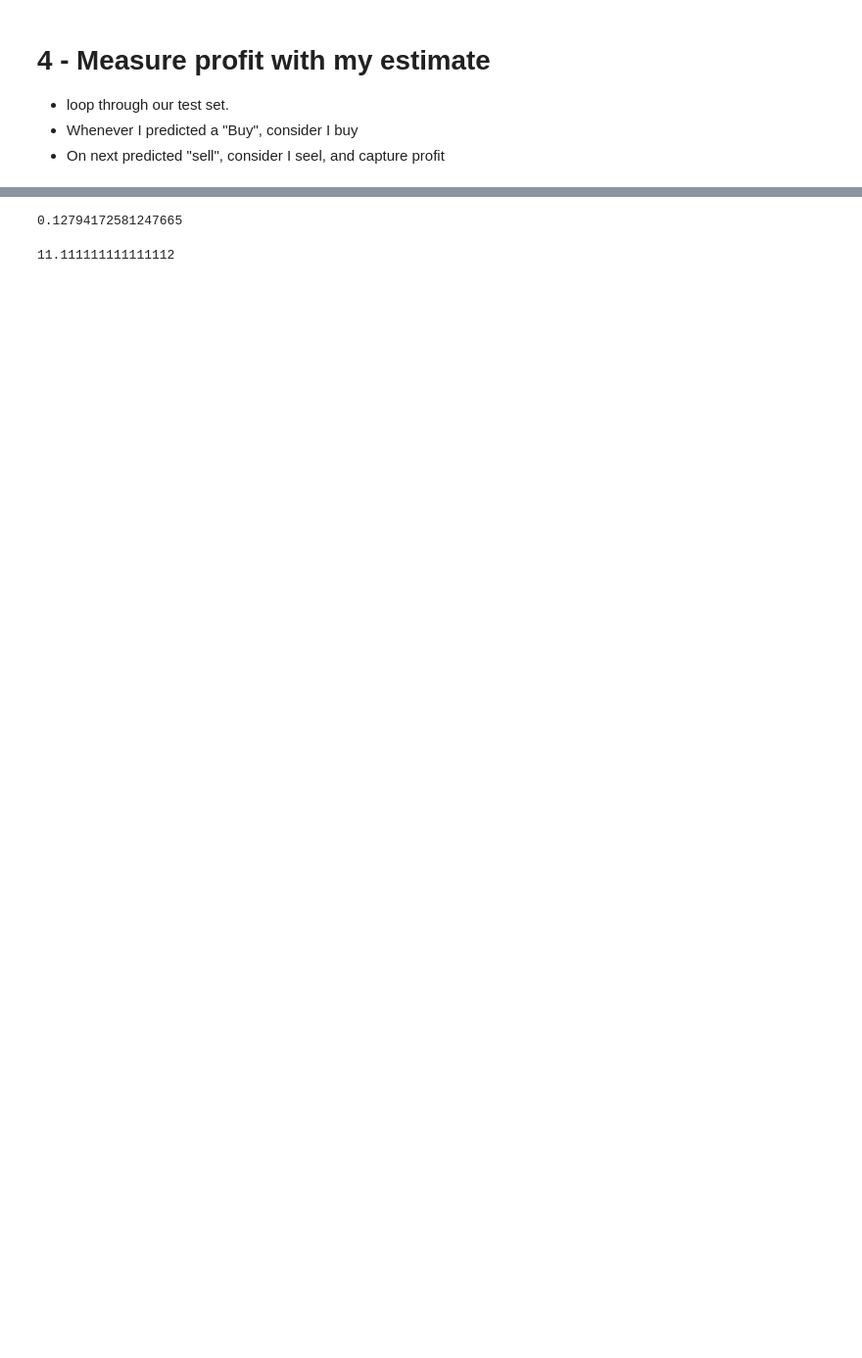
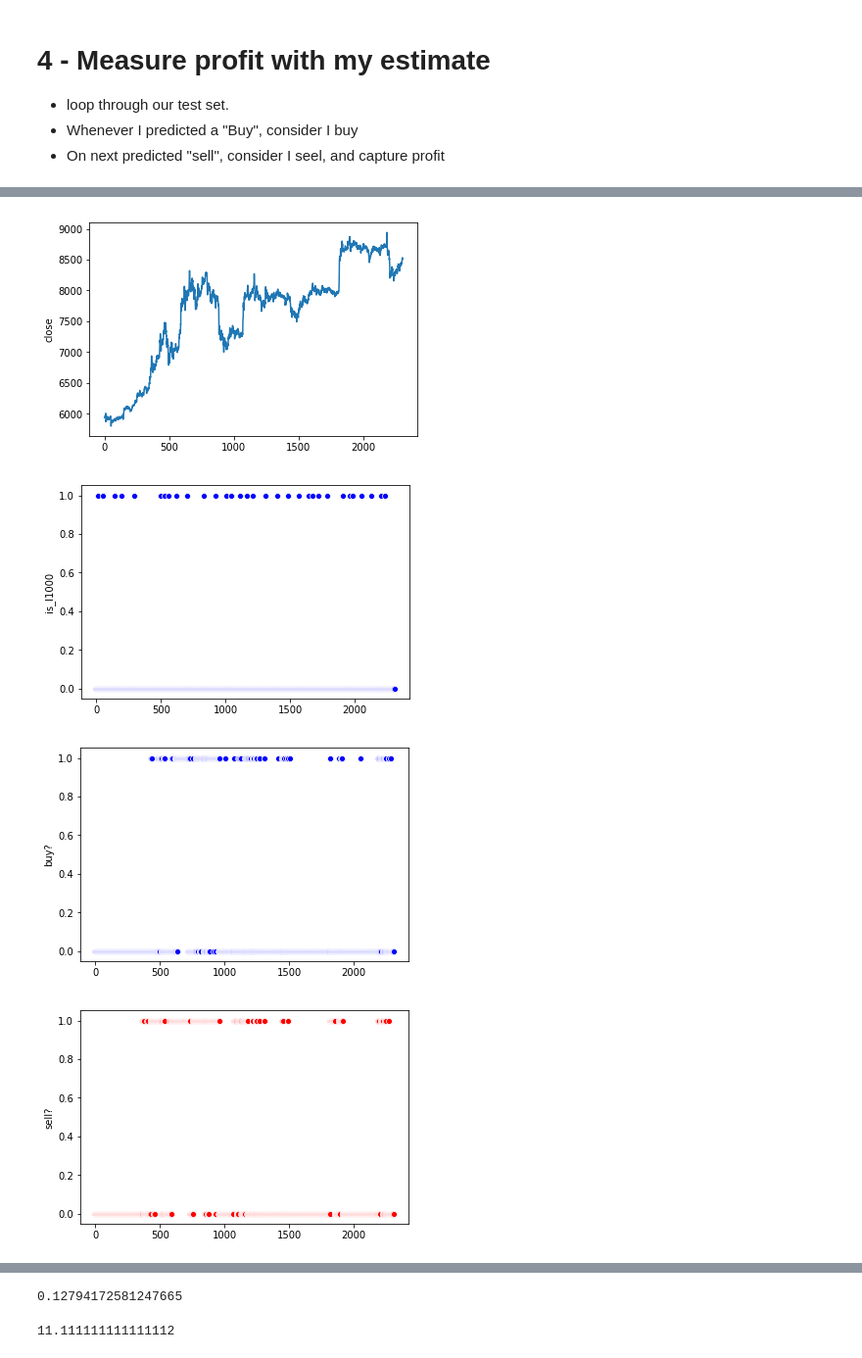
Before and after one commit to cgandon/BitCoin_trading_reco, a Jupyter notebook: 3 - LSTM training.ipynb, the cells around one changed output, grey strips where cells are left out. Shown at 98% size. Cells and saved outputs as stored; diff of their text form; code cells hidden in the pictures; blank space fills up the shorter version.

```diff
--- a/3 - LSTM training.ipynb
+++ b/3 - LSTM training.ipynb
@@ -193,0 +228,4 @@ pred.sort_values('result_sell', ascending=False)
+# %%
+test = pd.read_csv("traintest/test_data_backup_15M.csv", index_col=None).reindex()
+pred = pd.read_csv("traintest/100_100_test_pred.csv", index_col=0)
+#print(len(test),len(pred))
@@ -194,11 +236,11 @@ pred.sort_values('result_sell', ascending=False)
 # %%
-test = pd.read_csv("traintest/test_data_backup.csv", index_col=None).reindex()
+#test = pd.read_csv("traintest/test_data_backup.csv", index_col=None).reindex()
 
 liste1 = list(pred.true_buy)
-liste2 = list(test.is_l100)
+liste2 = list(test.is_l1000.shift(periods=3,fill_value=0))
 liste3 = list(pred["buy?"])
-liste1.extend([0,0,0,0,0,0,0,0,0,0,0,0,0,0])
-liste3.extend([0,0,0,0,0,0,0,0,0,0,0,0,0,0])
+liste1.extend([0])
+liste3.extend([0])
 liste1 = pd.Series(liste1)
 liste2 = pd.Series(liste2)
 liste3 = pd.Series(liste3)
@@ -207,11 +249,11 @@ test["buy?"] = liste3
 test["true1"] = TF
 
 liste1 = list(pred.true_sell)
-liste2 = list(test.is_h100)
+liste2 = list(test.is_h1000.shift(periods=3,fill_value=0))
 liste3 = list(pred["sell?"])
 
-liste1.extend([0,0,0,0,0,0,0,0,0,0,0,0,0,0])
-liste3.extend([0,0,0,0,0,0,0,0,0,0,0,0,0,0])
+liste1.extend([0])
+liste3.extend([0])
 
 liste1 = pd.Series(liste1)
 liste2 = pd.Series(liste2)
@@ -224,0 +287,27 @@ test = test[(test["true1"]==True) & (test["true2"]==True) ]
+# %%
+graph = test[:]
+sns.lineplot(graph.index[:],graph.close[:])
+#sns.lineplot(graph.index[:],graph.ma20[:])
+#sns.lineplot(graph.index[:],graph.ma100[:])
+#sns.lineplot(graph.index[:],graph.ma500[:])
+#sns.lineplot(graph.index[:],graph.ma1000[:])
+
+#sns.lineplot(graph.index[:],graph[:].close.rolling(window=500, min_periods=1).mean())
+#sns.lineplot(graph.index[:],graph[:].close.rolling(window=100, min_periods=1).mean())
+#sns.lineplot(graph.index[:],graph[:].close.rolling(window=20).mean())
+plt.show()
+#sns.lineplot(graph.index[:],graph[:].buyer_is_maker)
+plt.show()
+sns.scatterplot(graph.index,graph["is_l1000"], color='blue')
+plt.show()
+sns.scatterplot(graph.index,graph["buy?"], color='blue')
+plt.show()
+sns.scatterplot(graph.index,graph["sell?"], color='red')
+plt.show()
+sns.scatterplot(graph.index,graph["is_h1000"], color="red")
+plt.show()
+# %% [output]
+[figure, added]
+[figure, added]
+[figure, added]
+[figure, added]
```
Also changed, not shown: parts of 23 cells of this notebook, 7 other files.
